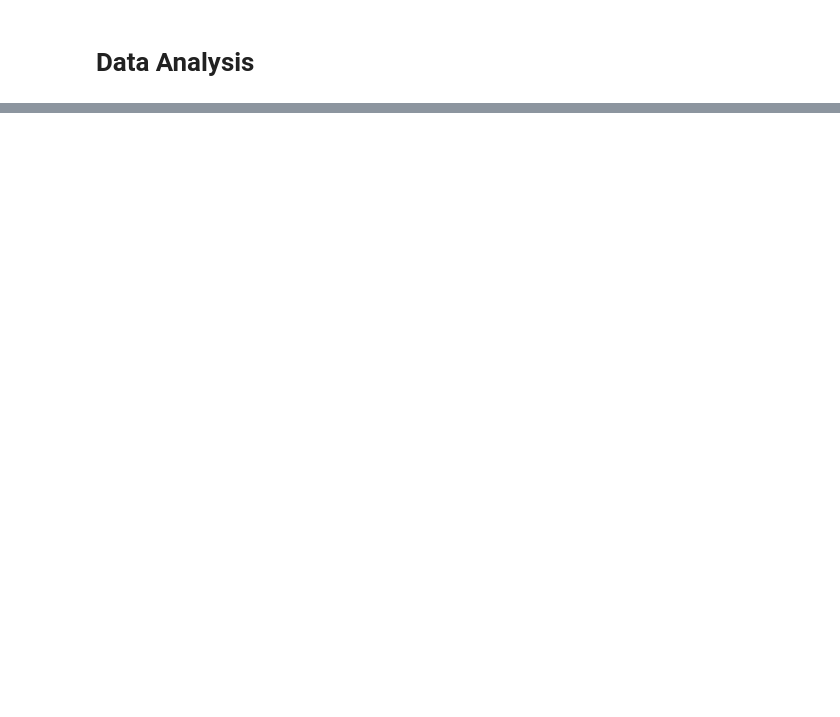
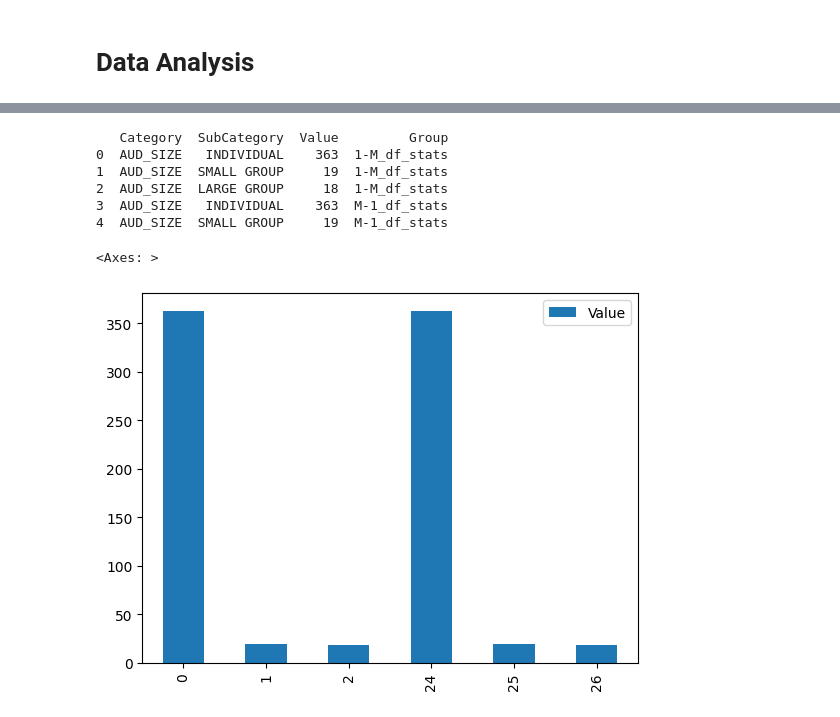
Before and after one commit to Brinkley97/comp-express-mt, a Jupyter notebook: experiments/notebooks/separate_by_class.ipynb, the cells around one changed output, grey strips where cells are left out. Cells and saved outputs as stored; diff of their text form; code cells hidden in the pictures; blank space fills up the shorter version.

```diff
--- a/experiments/notebooks/separate_by_class.ipynb
+++ b/experiments/notebooks/separate_by_class.ipynb
@@ -133,0 +295,36 @@ one_to_many_collect_stats
+# %%
+
+# Convert to DataFrames
+df_1M = convert_to_dataframe(stats['1-M_df_stats'], '1-M_df-')
+df_M1 = convert_to_dataframe(stats['M-1_df_stats'], 'M-1_df-')
+
+# Add group identifiers
+df_1M['Group'] = '1-M_df_stats'
+df_M1['Group'] = 'M-1_df_stats'
+
+# Combine both DataFrames
+combined_df = pd.concat([df_1M, df_M1], ignore_index=True)
+
+# Step 2: Split into separate DataFrames by Category and append to a list
+category_list = combined_df['Category'].unique()
+df_list = [combined_df[combined_df['Category'] == cat].copy() for cat in category_list]
+
+# Step 3: Function to join all DataFrames in the list
+def join_dataframes(df_list):
+    return pd.concat(df_list, ignore_index=True)
+
+# Example usage:
+final_df = join_dataframes(df_list)
+print(final_df.head())
+# %% [output]
+   Category  SubCategory  Value         Group
+0  AUD_SIZE   INDIVIDUAL    363  1-M_df_stats
+1  AUD_SIZE  SMALL GROUP     19  1-M_df_stats
+2  AUD_SIZE  LARGE GROUP     18  1-M_df_stats
+3  AUD_SIZE   INDIVIDUAL    363  M-1_df_stats
+4  AUD_SIZE  SMALL GROUP     19  M-1_df_stats
+# %%
+df_list[0].plot.bar()
+# %% [output]
+<Axes: >
+[figure, added]
```
Also changed, not shown: parts of 17 cells of this notebook.
